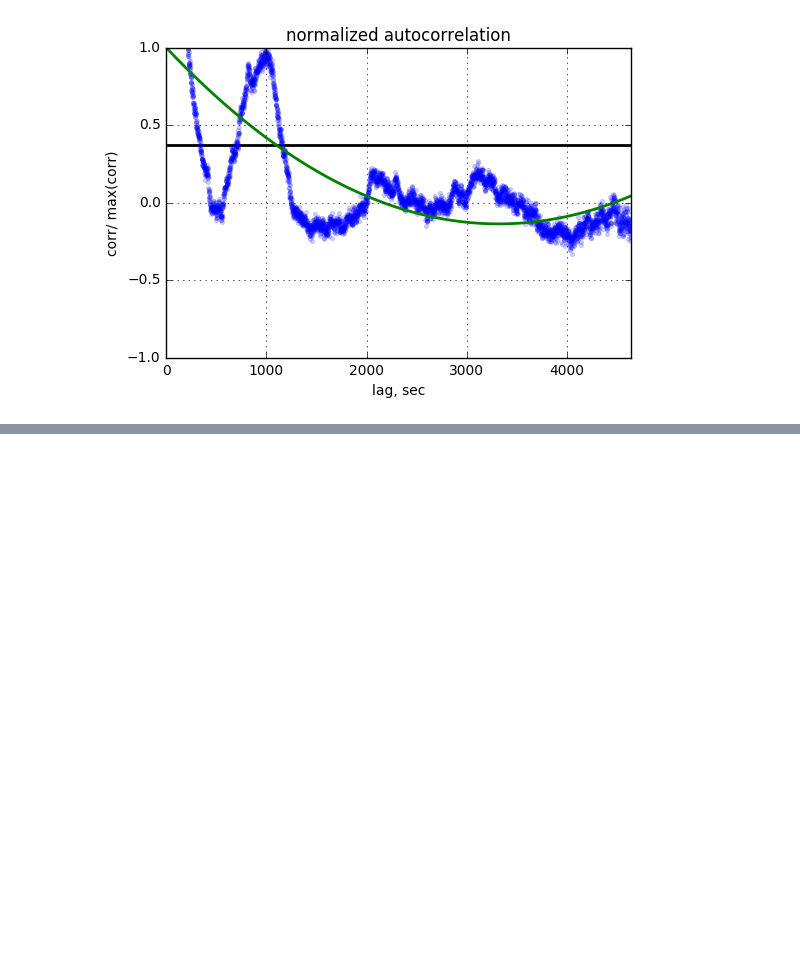
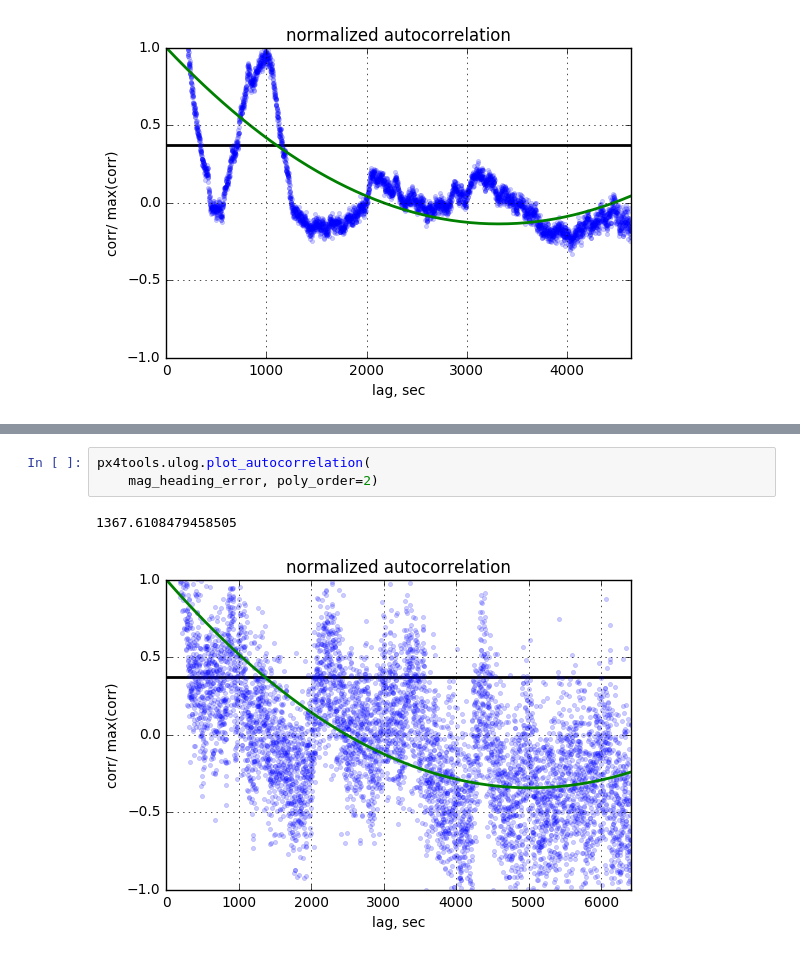
Before and after one commit to jgoppert/iekf_analysis, a Jupyter notebook: Pixhawk Noise Identification.ipynb, the cells around one changed output, grey strips where cells are left out. Saved outputs shown, nothing was run; the diff lists cells and outputs as text; blank space fills up the shorter version.

```diff
--- a/Pixhawk Noise Identification.ipynb
+++ b/Pixhawk Noise Identification.ipynb
@@ -214,0 +250,6 @@ px4tools.ulog.plot_autocorrelation(
+# %%
+px4tools.ulog.plot_autocorrelation(
+    mag_heading_error, poly_order=2)
+# %% [output]
+1367.6108479458505
+[figure, added]
```
Also changed, not shown: parts of 12 cells of this notebook, 2 other files.
